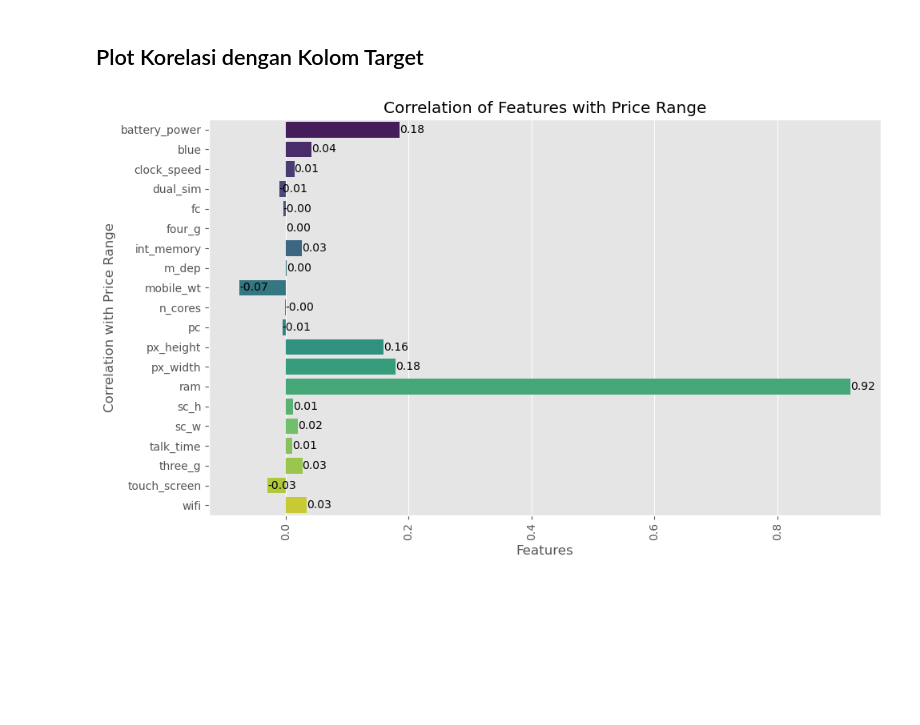
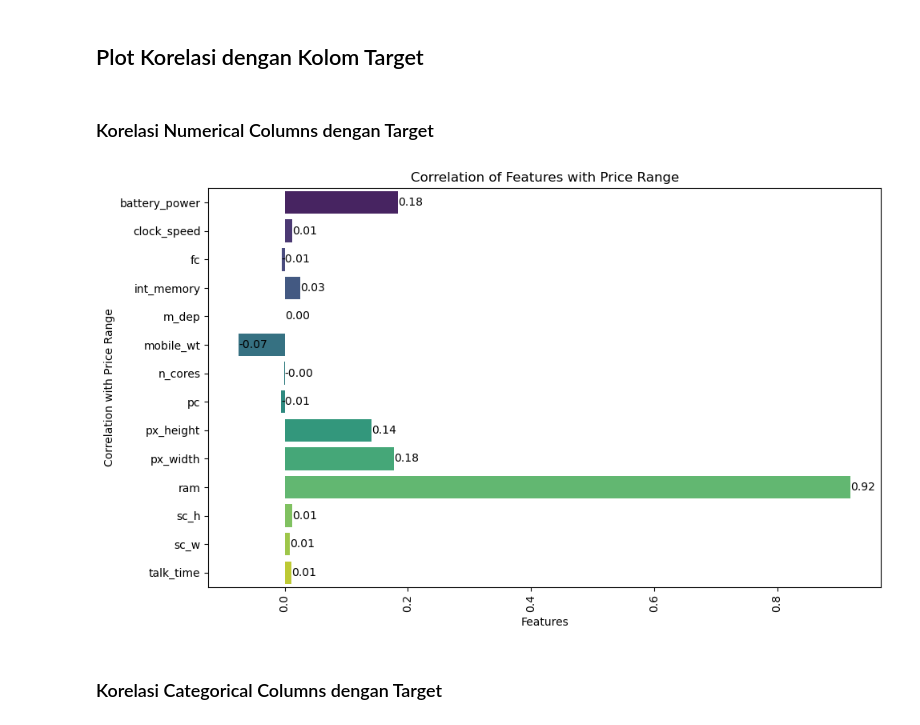
Before and after one commit to MarcelRyan/Tucil2_AI, a Jupyter notebook: Data_Analysis.ipynb, the cells around one changed output. Drawn from its saved outputs; the diff is of its cells as text; code cells hidden in the pictures; blank space fills up the shorter version.

Commit message:
fix: change correlation

```diff
--- a/Data_Analysis.ipynb
+++ b/Data_Analysis.ipynb
@@ -195,23 +195,33 @@ for column in categorical_columns:
 # %% [markdown]
 ## Plot Korelasi dengan Kolom Target
+# %% [markdown]
+### Korelasi Numerical Columns dengan Target
 # %%
 # Calculate the correlation matrix
-correlation_matrix = df.corr()
+numerical_columns.append('price_range')
+
+df_numerical = df[numerical_columns]
+
+numerical_columns.remove('price_range')
+
+correlation_matrix = df_numerical.corr(method='spearman')
 
 # Extract the correlations with the target variable 'price_range'
 correlation_with_target = correlation_matrix['price_range'].drop('price_range')
 
-# Plot the correlations using a bar plot
+#c:\Users\marce\anaconda3\Lib\site-packages\seaborn\_oldcore.py:1498 Plot the correlations using a bar plot
 plt.figure(figsize=(10, 6))
 sns.barplot(x=correlation_with_target.values, y=correlation_with_target.index, palette='viridis')
 plt.xticks(rotation=90)
 plt.xlabel('Features')
 plt.ylabel('Correlation with Price Range')
 plt.title('Correlation of Features with Price Range')
 plt.tight_layout()
 
 for i, value in enumerate(correlation_with_target):
     plt.text(value, i, f'{value:.2f}', va='center')
 plt.show()
 # %% [output]
-[figure, old version]
+[figure, new version]
+# %% [markdown]
+### Korelasi Categorical Columns dengan Target
```
Also changed, not shown: parts of 2 cells of this notebook.
